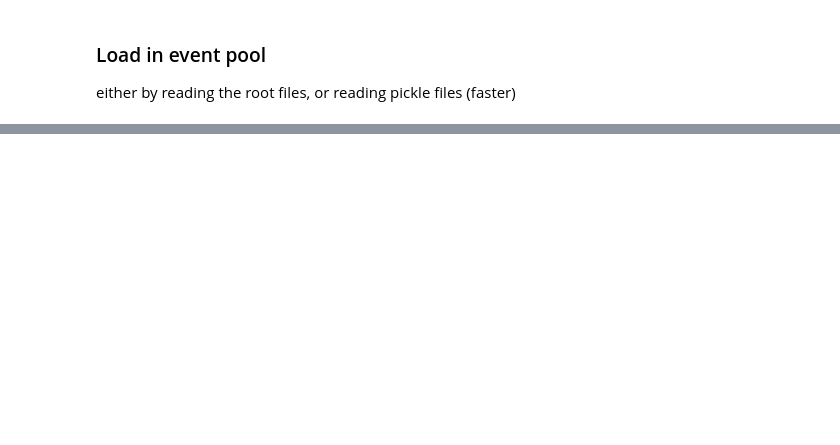
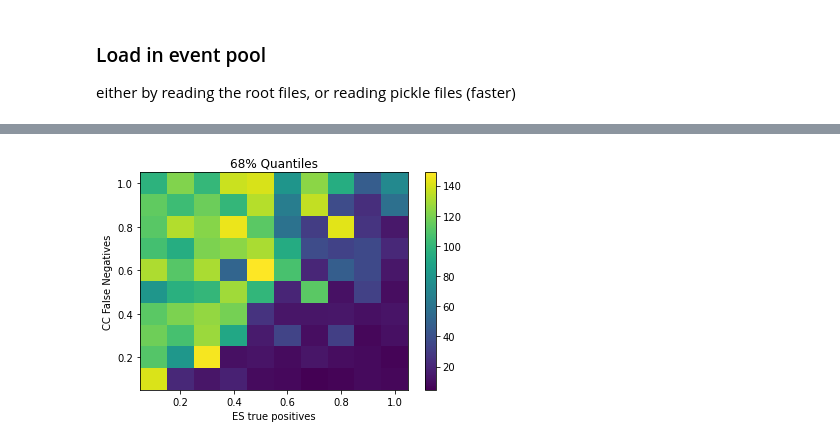
Before and after one commit to JamesJieranShen/SN_Pointing_PDFs, a Jupyter notebook: find_SN_dir/find_SN_dir_synth_radiological.ipynb, the cells around one changed output, grey strips where cells are left out. Drawn from its saved outputs; the diff is of its cells as text; code cells hidden in the pictures; blank space fills up the shorter version.

```diff
--- a/find_SN_dir/find_SN_dir_synth_radiological.ipynb
+++ b/find_SN_dir/find_SN_dir_synth_radiological.ipynb
@@ -86 +126,24 @@ KeyboardInterrupt:
+# %%
+from matplotlib.colors import LogNorm
+
+quantiles_list = np.array(quantiles_list)
+x = quantiles_list[:, 0]
+y = quantiles_list[:, 1]
+z = quantiles_list[:, 2]
+# x=np.unique(x)
+# y=np.unique(y)
+dim = len(gridpoints)
+X = x.reshape(dim,dim)
+Y = y.reshape(dim,dim)
+
+Z=z.reshape(dim, dim)
+
+plt.pcolormesh(X, Y, Z)
+plt.colorbar()
+plt.title('68% Quantiles')
+plt.xlabel(r'ES true positives')
+plt.ylabel(r'CC False Negatives')
+plt.show()
+# %% [output]
+[figure, added]
 # %%
```
Also changed, not shown: parts of 14 cells of this notebook, 5 other files.
